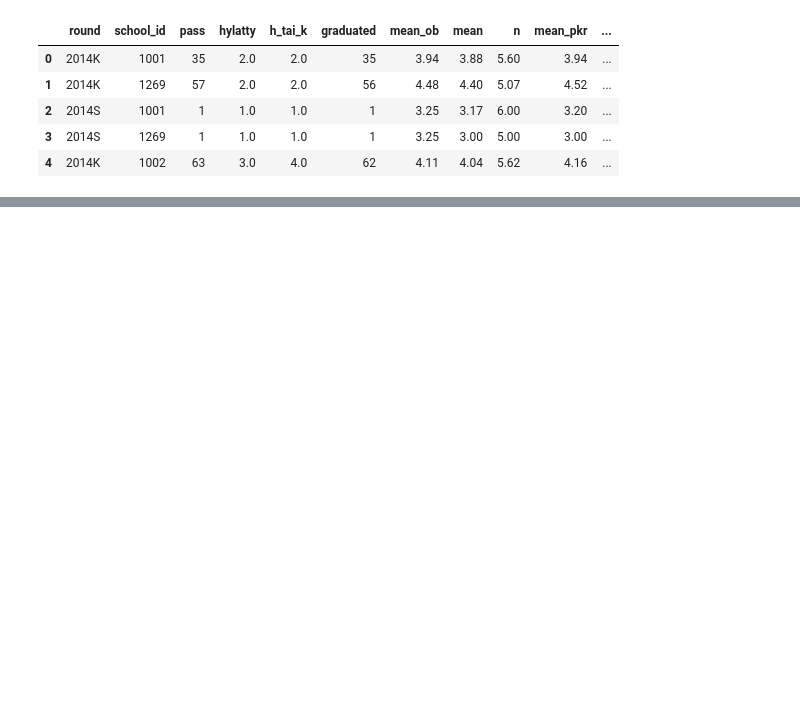
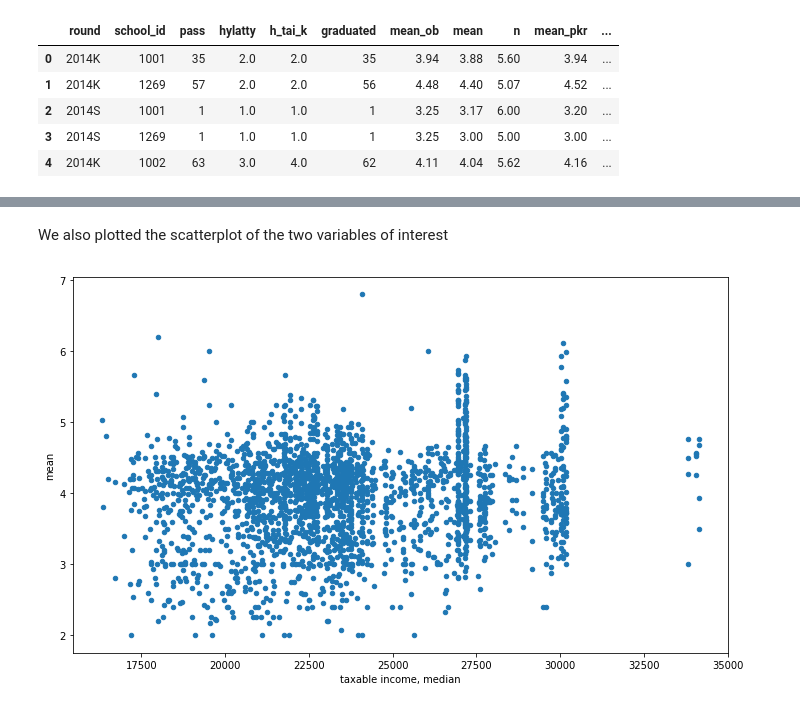
Before and after one commit to gamgi/BDA-project, a Jupyter notebook: study.ipynb, the cells around one changed output, grey strips where cells are left out. Cells and saved outputs as stored; diff of their text form; code cells hidden in the pictures; blank space fills up the shorter version.

```diff
--- a/study.ipynb
+++ b/study.ipynb
@@ -66,0 +90,8 @@ df_all.head()
+# %% [markdown]
+We also plotted the scatterplot of the two variables of interest
+# %%
+# Simple scatter plot of mean vs. median income
+df_all.plot.scatter(x='taxable income, median',y='mean',figsize=(10,6))
+plt.tight_layout()
+# %% [output]
+[figure, added]
```
Also changed, not shown: parts of 16 cells of this notebook.
